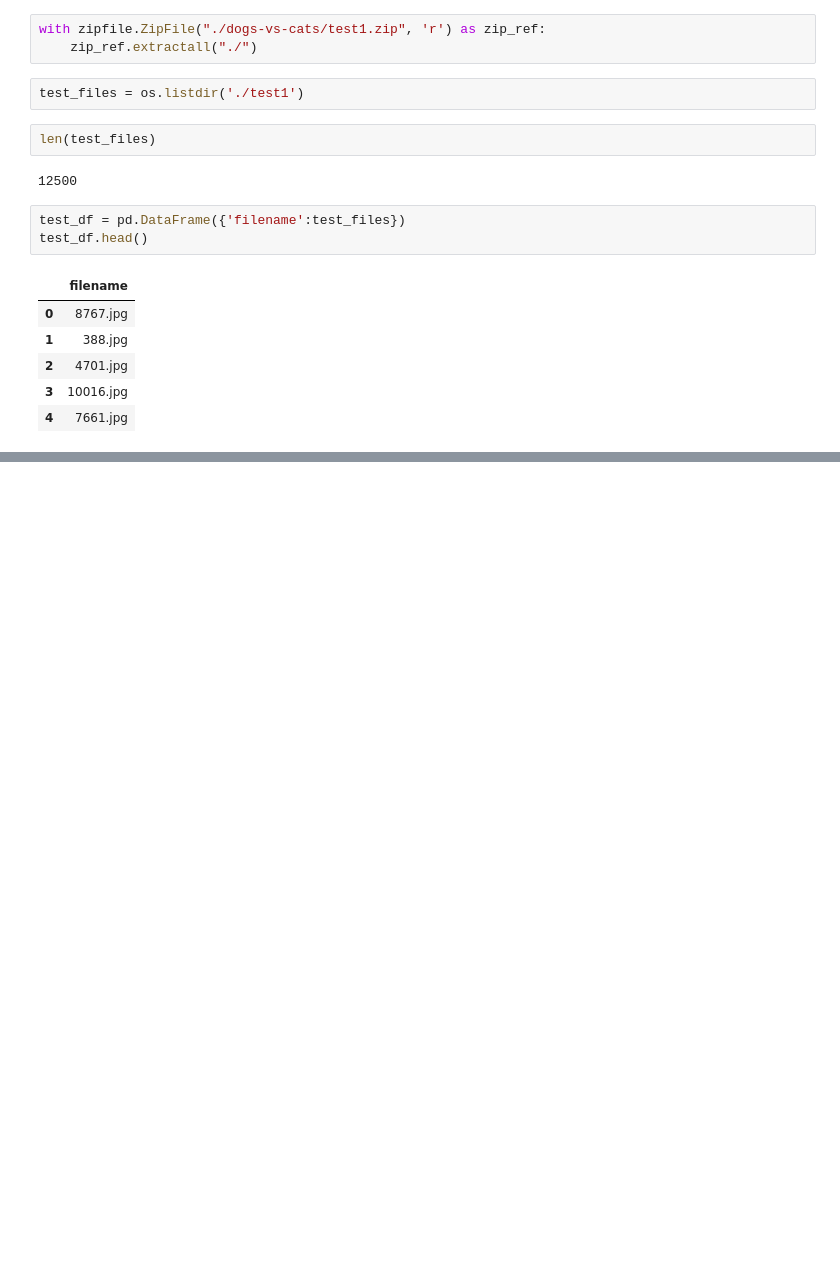
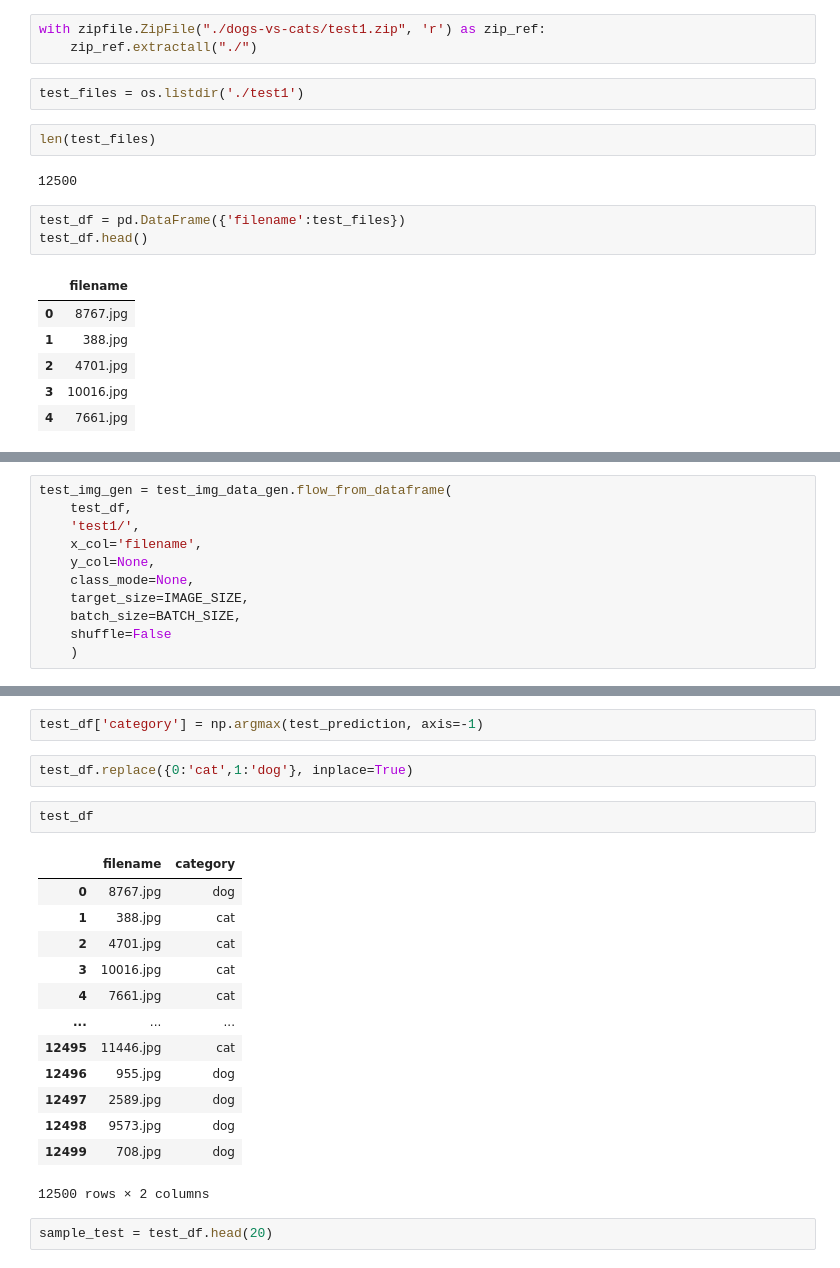
Before and after one commit to imvdharmesh/Dcodetech, a Jupyter notebook: Deep Learning/Lectures/Convolutional Neural Networks.ipynb, the cells around one changed output, grey strips where cells are left out. Drawn from its saved outputs; the diff is of its cells as text; blank space fills up the shorter version.

```diff
--- a/Deep Learning/Lectures/Convolutional Neural Networks.ipynb
+++ b/Deep Learning/Lectures/Convolutional Neural Networks.ipynb
@@ -413,0 +418,11 @@ test_df.head()
+# %%
+test_img_gen = test_img_data_gen.flow_from_dataframe(
+    test_df,
+    'test1/',
+    x_col='filename',
+    y_col=None,
+    class_mode=None,
+    target_size=IMAGE_SIZE,
+    batch_size=BATCH_SIZE,
+    shuffle=False
+    )
@@ -413,0 +446,22 @@ test_df.head()
+# %%
+test_df['category'] = np.argmax(test_prediction, axis=-1)
+# %%
+test_df.replace({0:'cat',1:'dog'}, inplace=True)
+# %%
+test_df
+# %% [output]
+|  | filename | category |
+| 0 | 8767.jpg | dog |
+| 1 | 388.jpg | cat |
+| 2 | 4701.jpg | cat |
+| 3 | 10016.jpg | cat |
+| 4 | 7661.jpg | cat |
+| ... | ... | ... |
+| 12495 | 11446.jpg | cat |
+| 12496 | 955.jpg | dog |
+| 12497 | 2589.jpg | dog |
+| 12498 | 9573.jpg | dog |
+| 12499 | 708.jpg | dog |
+12500 rows × 2 columns
+# %%
+sample_test = test_df.head(20)
```
Also changed, not shown: parts of 14 cells of this notebook.
